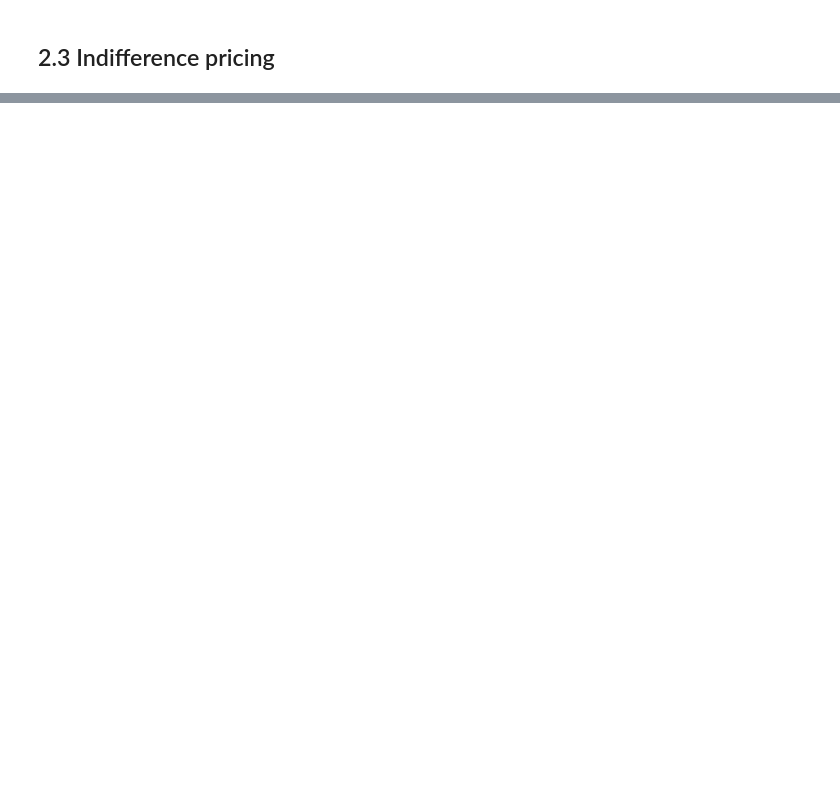
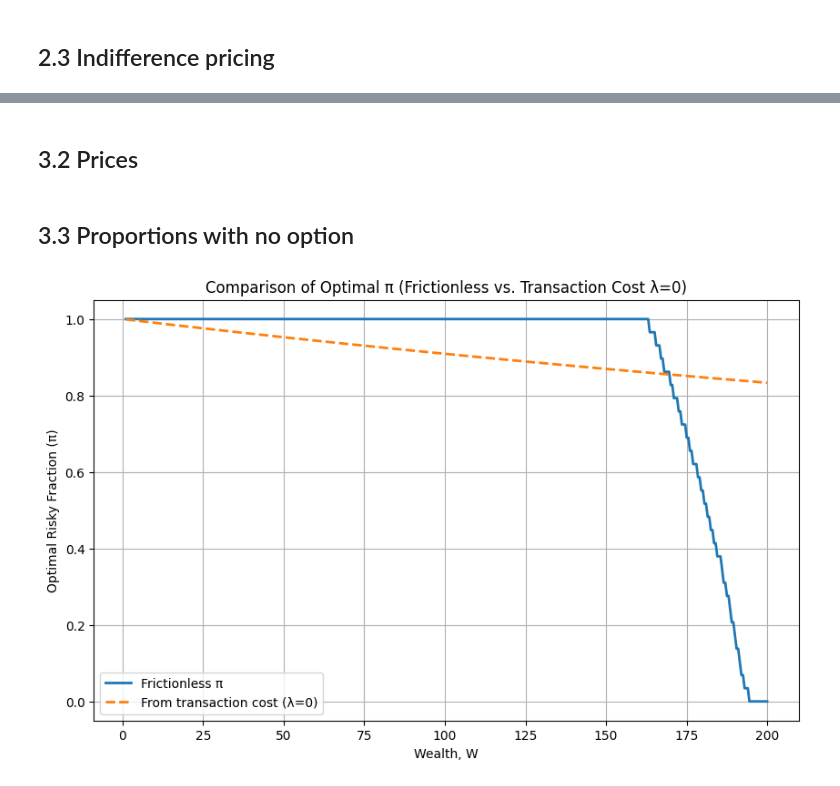
Before and after one commit to JulesArzel/Deep_Hedging_v2, a Jupyter notebook: Main.ipynb, the cells around one changed output, grey strips where cells are left out. Drawn from its saved outputs; the diff is of its cells as text; code cells hidden in the pictures; blank space fills up the shorter version.

```diff
--- a/Main.ipynb
+++ b/Main.ipynb
@@ -383,0 +401,47 @@ Optimal C = 10.921790500999318
+# %% [markdown]
+## 3.2 Prices
+# %% [markdown]
+## 3.3 Proportions with no option
+# %%
+# ------------------------------
+# Assumptions
+# ------------------------------
+W_min, W_max = 1.0, 200.0
+N_W = 400
+W_grid = np.linspace(W_min, W_max, N_W)
+Delta_y = 1.0
+M = 10
+y_grid = np.arange(-M, M + 1) * Delta_y
+S0 = 100
+U_tc
+Pi_no_opt
+
+
+# ------------------------------
+# Compute π from Transaction Cost (λ = 0)
+# ------------------------------
+
+# Step 1: Extract optimal y at t=0, i=0 for each W
+U_matrix = U_tc[(0, 0)]  # shape (N_y, N_W)
+k_star_indices = np.argmax(U_matrix, axis=0)  # Optimal y index for each W
+
+# Step 2: Get corresponding y*
+y_star = y_grid[k_star_indices]
+
+# Step 3: Compute equivalent π for each W
+Pi_tc_equiv = (y_star * S0) / (W_grid + y_star * S0)
+
+# ------------------------------
+# Plot Comparison
+# ------------------------------
+plt.figure(figsize=(10, 6))
+plt.plot(W_grid, Pi_no_opt[(0, 0)], label='Frictionless π', lw=2)
+plt.plot(W_grid, Pi_tc_equiv, '--', label='From transaction cost (λ=0)', lw=2)
+plt.xlabel("Wealth, W")
+plt.ylabel("Optimal Risky Fraction (π)")
+plt.title("Comparison of Optimal π (Frictionless vs. Transaction Cost λ=0)")
+plt.legend()
+plt.grid(True)
+plt.show()
+# %% [output]
+[figure, added]
```
Also changed, not shown: parts of 9 cells of this notebook.
